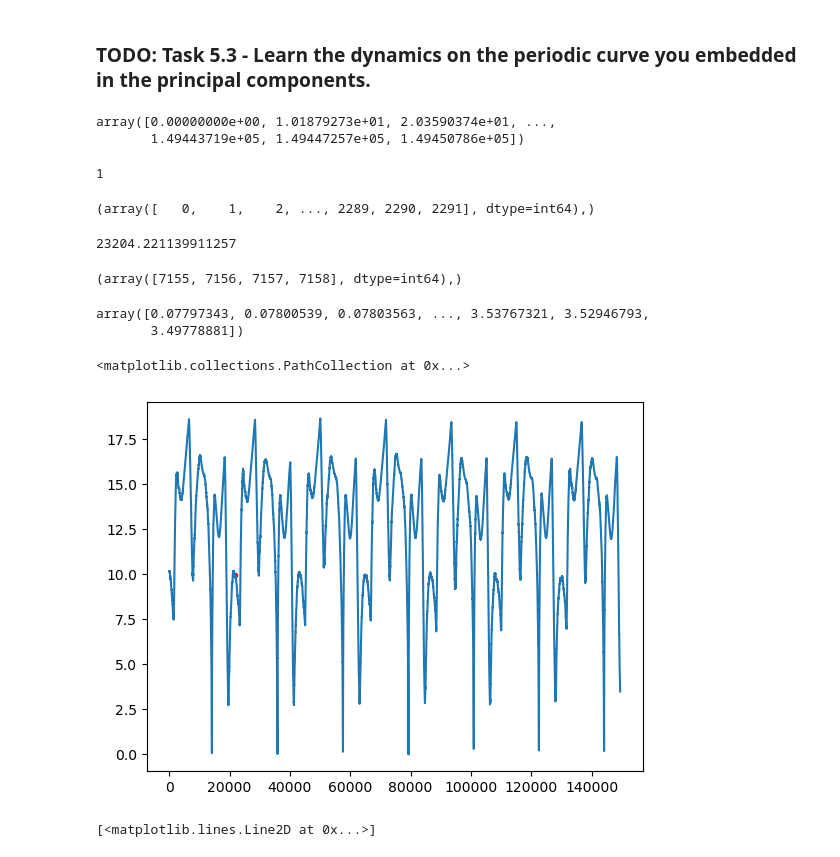
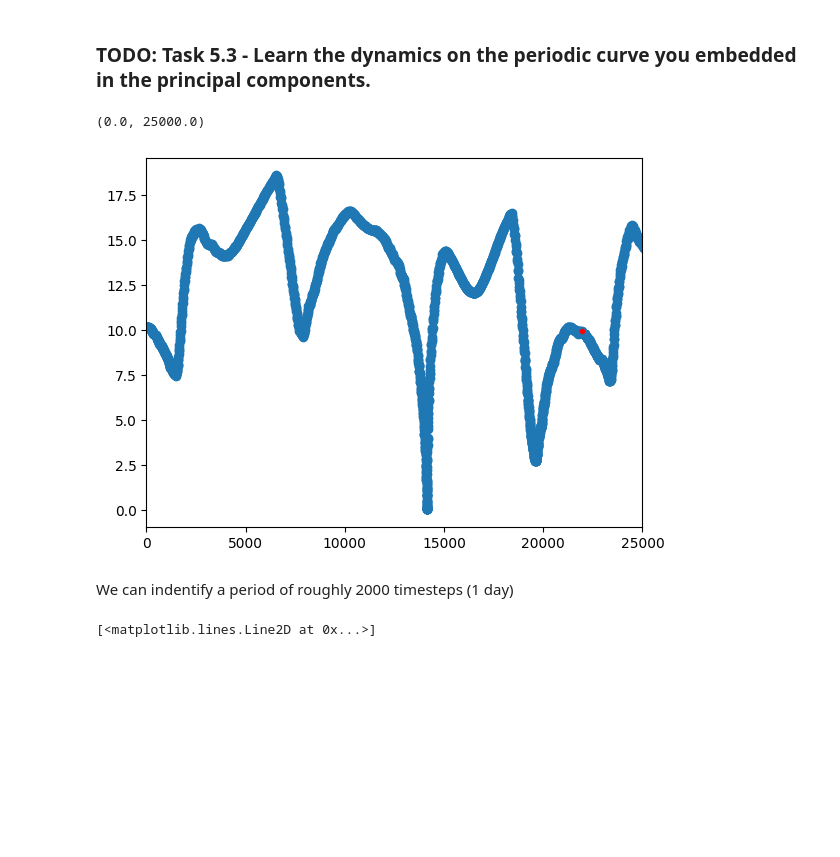
Before and after one commit to Augustin690/learning-dynamical-systems, a Jupyter notebook: src/part2/task5.ipynb, the cells around one changed output. Drawn from its saved outputs; the diff is of its cells as text; code cells hidden in the pictures; blank space fills up the shorter version.

```diff
--- a/src/part2/task5.ipynb
+++ b/src/part2/task5.ipynb
@@ -93,6 +55,0 @@ array([[ 5.71448178e-05, -2.21769988e-06, -6.15642034e-05, ...,
-# %%
-s = 0
-for i in range(3):
-
-    s+=utils.compute_energy(S,i+1)
-s
@@ -142,7 +71,7 @@ for i in range(9):
     row = i // 3  # Determine row index (0, 1, 2)
     col = i % 3   # Determine column index (0, 1, 2)
     ax = axs[row,col]
-    ax.scatter(*principal_components.T, s=1, c=x_original[:len(x_pca), i])
+    ax.scatter(*principal_components.T, s=1, c=x_original[:len(principal_components), i])
     ax.set_title('Measurement area ' + str(i+1))
     #plt.show()
 
@@ -160,39 +89,16 @@ for i in range(1, len(principal_components)):
 # %%
 # Compute change of arclength over time
 change_of_arclength = np.diff(arclengths)
-# %%
-arclengths[:-1]
-# %% [output]
-array([0.00000000e+00, 1.01879273e+01, 2.03590374e+01, ...,
-       1.49443719e+05, 1.49447257e+05, 1.49450786e+05])
-# %%
-len(np.where(arclengths <= 25000))
-# %% [output]
-1
-# %%
-np.where(arclengths <= 25000)
-# %% [output]
-(array([   0,    1,    2, ..., 2289, 2290, 2291], dtype=int64),)
-# %%
-arclengths[:2143]
-# %% [output]
-23204.221139911257
-# %%
-np.where(change_of_arclength<=0)
-# %% [output]
-(array([7155, 7156, 7157, 7158], dtype=int64),)
-# %%
-change_of_arclength[7150:]
-# %% [output]
-array([0.07797343, 0.07800539, 0.07803563, ..., 3.53767321, 3.52946793,
-       3.49778881])
 # %%
-plt.plot(arclengths[:-1], change_of_arclength)
+#ground truth
+plt.scatter(arclengths[:-1], change_of_arclength)
 plt.scatter(arclengths[2000], change_of_arclength[2000],marker='.', color='r')
-#plt.xlim(0,25000)
+plt.xlim(0,25000)
 # %% [output]
-<matplotlib.collections.PathCollection at 0x...>
+(0.0, 25000.0)
-[figure, old version]
+[figure, new version]
+# %% [markdown]
+We can indentify a period of roughly 2000 timesteps (1 day)
 # %%
 plt.plot(np.where(arclengths <= 25000)[0],arclengths[:len(np.where(arclengths <= 25000)[0])])
 #plt.ylim(0,25000)
```
Also changed, not shown: parts of 47 cells of this notebook, 1 other file.
